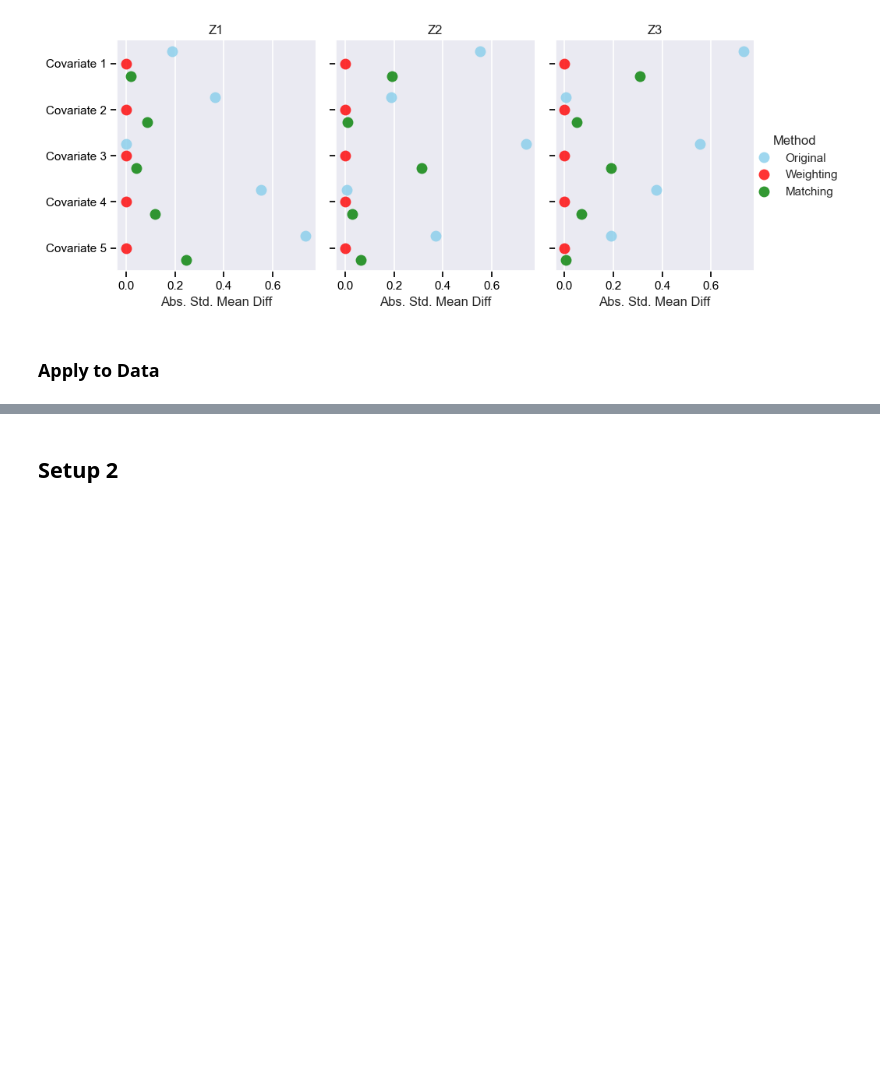
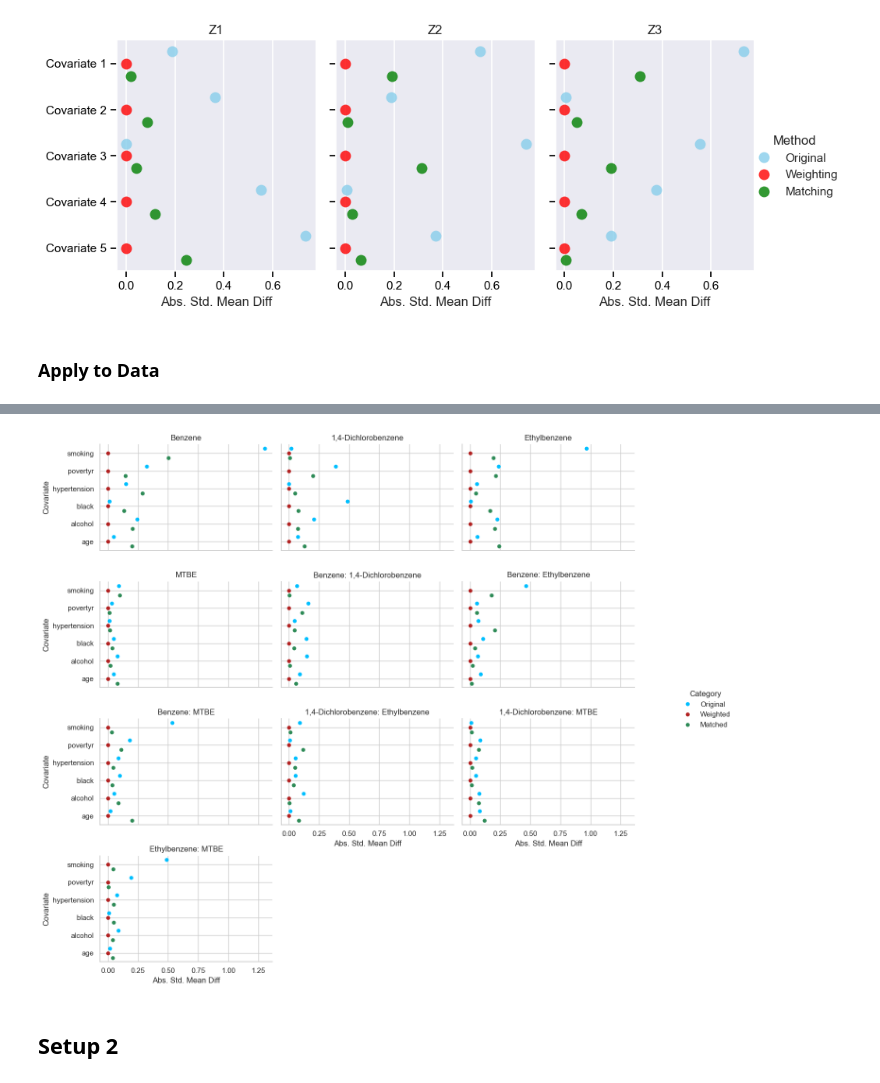
Before and after one commit to jjhuang4/mips-research, a Jupyter notebook: matching_approach_1.ipynb, the cells around one changed output, grey strips where cells are left out. Saved outputs shown, nothing was run; the diff lists cells and outputs as text; code cells hidden in the pictures; blank space fills up the shorter version.

```diff
--- a/matching_approach_1.ipynb
+++ b/matching_approach_1.ipynb
@@ -694,7 +548,7 @@ def run_all_simulations(n_sims=100, N=500, lambda_penalty=1000000.0):
 np.random.seed(123)
 
 if __name__ == "__main__":
-    simulation_dict = run_all_simulations(n_sims=100, N=1000, lambda_penalty=10000.0)
+    simulation_dict = run_all_simulations(n_sims=50, N=1000, lambda_penalty=1000.0)
     # Print RMSE results (by outcome model).
     print("RMSE Results (by outcome model):")
     for mtype in simulation_dict["rmse"]:
@@ -1367,0 +1007,66 @@ plt.show()
+# %%
+
+def main():
+    data = pd.read_csv("/Users/zengyx/Desktop/voc_hr.csv")
+
+    treatment_cols = ["benzene", "dichlorobenzene", "ethylbenzene", "mtbe"]
+    outcome_col = "heartrate"
+
+    # Preprocessing
+    for col in treatment_cols:
+        data[col] = data[col].map({0: -1, 1: +1})
+
+    for col in ["black", "hispanic", "alcohol", "smoking", "hypertension"]:
+        data[col] = data[col].astype(int)
+
+    covariate_cols = ["smoking", "povertyr", "hypertension", "black", "alcohol", "age"]
+
+    Z = data[treatment_cols].values.astype(int)
+    X = data[covariate_cols].values.astype(float)
+    Y = data[outcome_col].values.astype(float)
+    N = X.shape[0]
+    D = X.shape[1]
+    K = Z.shape[1]
+
+    smd_unweighted = get_covariate_balance_matched(X, Z, np.ones(N))
+
+    weights = solve_weights_heterogeneous(X, Z)
+    smd_weighted = get_covariate_balance(X, Z, weights)
+
+    match_vec = solve_matching_heterogeneous(X, Z, lambda_penalty=10000.0)
+    smd_matched = get_covariate_balance_matched(X, Z, match_vec)
+
+    tau_main_w, tau_2way_w = estimate_main_and_2way_effects_weighted(Y, Z, weights)
+    tau_main_m, tau_2way_m = estimate_main_and_2way_effects_matched(Y, Z, match_vec)
+    tau_main_r, tau_2way_r = interaction_regression_het(Y, X, Z)
+
+    print("--- Weighting ---")
+    for k in sorted(tau_main_w): print(f"  τ_{k} = {tau_main_w[k]:.4f}")
+    for k in sorted(tau_2way_w): print(f"  τ_{k} = {tau_2way_w[k]:.4f}")
+
+    print("--- Matching ---")
+    for k in sorted(tau_main_m): print(f"  τ_{k} = {tau_main_m[k]:.4f}")
+    for k in sorted(tau_2way_m): print(f"  τ_{k} = {tau_2way_m[k]:.4f}")
+
+    print("--- Regression ---")
+    for k in sorted(tau_main_r): print(f"  τ_{k} = {tau_main_r[k]:.4f}")
+    for k in sorted(tau_2way_r): print(f"  τ_{k} = {tau_2way_r[k]:.4f}")
+
+    print("\n=== Covariate Balance: Standardized Mean Differences (SMD) ===")
+    for k in range(K):
+        print(f"Factor {k+1}:")
+        print(f"  Original: ", smd_unweighted[k])
+        print(f"  Weighted: ", smd_weighted[k])
+        print(f"  Matched : ", smd_matched[k])
+        print("")
+
+    run_plot_with_2way_smd(
+        X, Z, weights, match_vec,
+        covariate_names=["smoking", "povertyr", "hypertension", "black", "alcohol", "age"],
+        treatment_names=["Benzene", "1,4-Dichlorobenzene", "Ethylbenzene", "MTBE"]
+    )
+
+
+if __name__ == "__main__":
+    main()
+# %% [output]
@@ -1368,3 +1090,4 @@ plt.show()
+[figure, added]
 # %% [markdown]
 ## Setup 2
 # %% [markdown]
```
Also changed, not shown: parts of 20 cells of this notebook, 1 other file.
